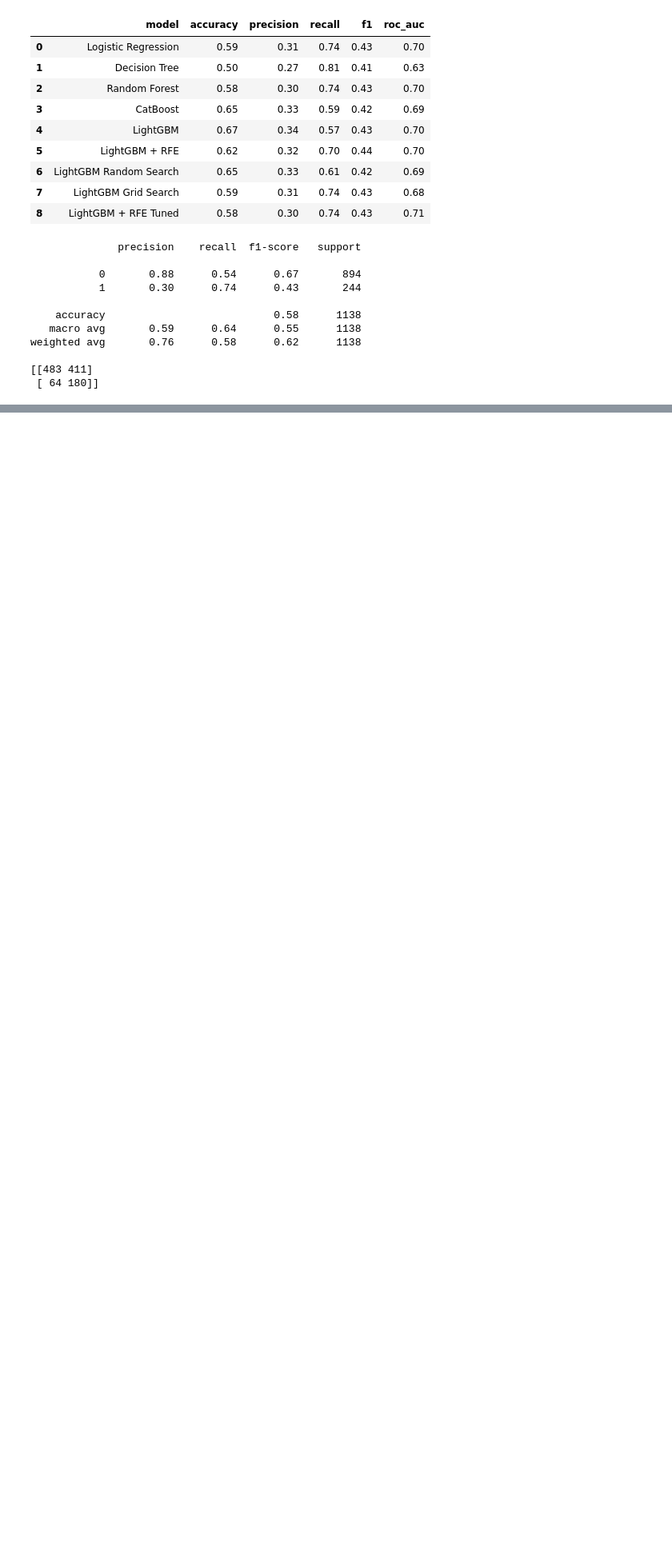
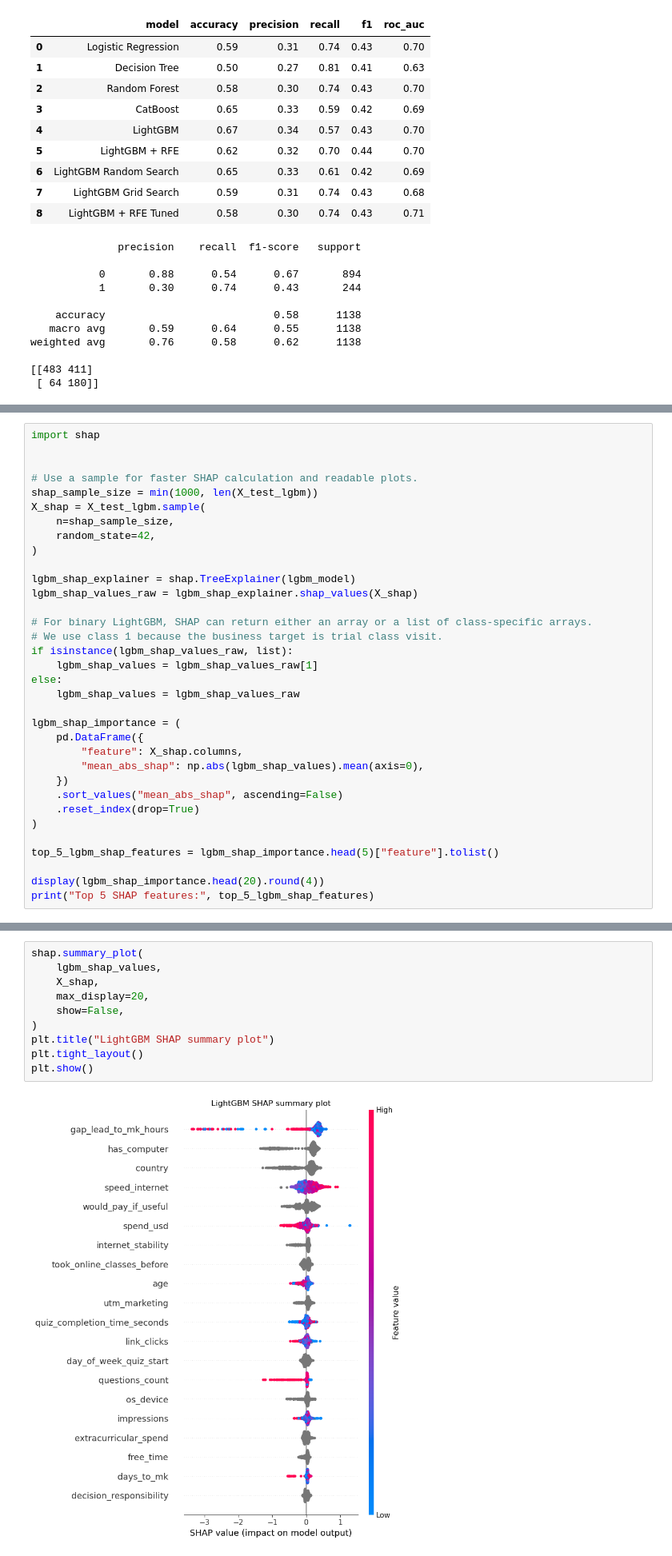
Before and after one commit to AlinaYakubova/Thesis_DTM_Trial_Class_Prediction, a Jupyter notebook: Main_script_diploma.ipynb, the cells around one changed output, grey strips where cells are left out. Shown at 80% size. Drawn from its saved outputs; the diff is of its cells as text; blank space fills up the shorter version.

Commit message:
shap added

```diff
--- a/Main_script_diploma.ipynb
+++ b/Main_script_diploma.ipynb
@@ -3487,0 +3591,34 @@ plt.show()
+# %%
+import shap
+
+
+# Use a sample for faster SHAP calculation and readable plots.
+shap_sample_size = min(1000, len(X_test_lgbm))
+X_shap = X_test_lgbm.sample(
+    n=shap_sample_size,
+    random_state=42,
+)
+
+lgbm_shap_explainer = shap.TreeExplainer(lgbm_model)
+lgbm_shap_values_raw = lgbm_shap_explainer.shap_values(X_shap)
+
+# For binary LightGBM, SHAP can return either an array or a list of class-specific arrays.
+# We use class 1 because the business target is trial class visit.
+if isinstance(lgbm_shap_values_raw, list):
+    lgbm_shap_values = lgbm_shap_values_raw[1]
+else:
+    lgbm_shap_values = lgbm_shap_values_raw
+
+lgbm_shap_importance = (
+    pd.DataFrame({
+        "feature": X_shap.columns,
+        "mean_abs_shap": np.abs(lgbm_shap_values).mean(axis=0),
+    })
+    .sort_values("mean_abs_shap", ascending=False)
+    .reset_index(drop=True)
+)
+
+top_5_lgbm_shap_features = lgbm_shap_importance.head(5)["feature"].tolist()
+
+display(lgbm_shap_importance.head(20).round(4))
+print("Top 5 SHAP features:", top_5_lgbm_shap_features)
@@ -3487,0 +3644,12 @@ plt.show()
+# %%
+shap.summary_plot(
+    lgbm_shap_values,
+    X_shap,
+    max_display=20,
+    show=False,
+)
+plt.title("LightGBM SHAP summary plot")
+plt.tight_layout()
+plt.show()
+# %% [output]
+[figure, added]
```
Also changed, not shown: parts of 14 cells of this notebook.
